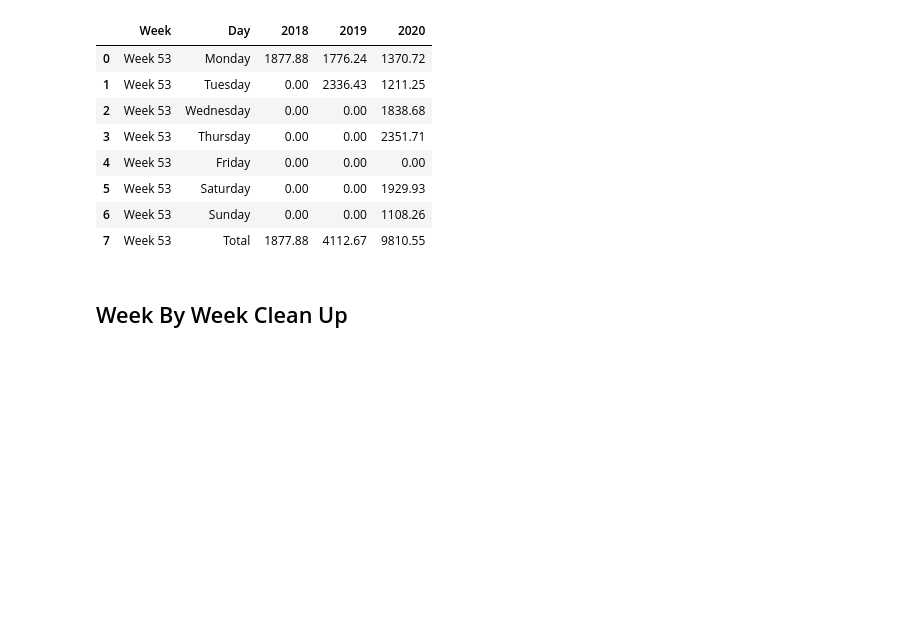
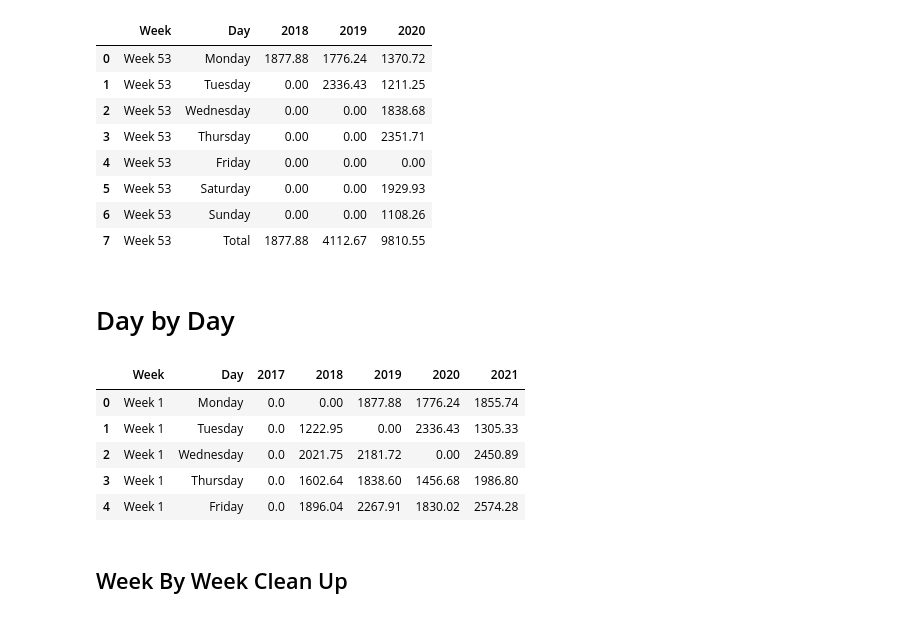
Before and after one commit to j89livingston/FnH_Analysis, a Jupyter notebook: FnHcleanup.ipynb, the cells around one changed output. Cells and saved outputs as stored; diff of their text form; code cells hidden in the pictures; blank space fills up the shorter version.

```diff
--- a/FnHcleanup.ipynb
+++ b/FnHcleanup.ipynb
@@ -401,3 +401,16 @@ Q2.to_csv(r'./Analysis/Quarterly/Q2.csv', encoding='utf-8', index=False)
 Q3.to_csv(r'./Analysis/Quarterly/Q3.csv', encoding='utf-8', index=False)
 Q4.to_csv(r'./Analysis/Quarterly/Q4.csv', encoding='utf-8', index=False)
 Q4a.to_csv(r'./Analysis/Quarterly/Q4a.csv', encoding='utf-8', index=False)
+# %% [markdown]
+# Day by Day
+# %%
+simpleday = pd.concat([Q1, Q2, Q3, Q4, Q4a])
+simpleday.fillna(0, inplace = True)
+simpleday.head()
+# %% [output]
+|  | Week | Day | 2017 | 2018 | 2019 | 2020 | 2021 |
+| 0 | Week 1 | Monday | 0.0 | 0.00 | 1877.88 | 1776.24 | 1855.74 |
+| 1 | Week 1 | Tuesday | 0.0 | 1222.95 | 0.00 | 2336.43 | 1305.33 |
+| 2 | Week 1 | Wednesday | 0.0 | 2021.75 | 2181.72 | 0.00 | 2450.89 |
+| 3 | Week 1 | Thursday | 0.0 | 1602.64 | 1838.60 | 1456.68 | 1986.80 |
+| 4 | Week 1 | Friday | 0.0 | 1896.04 | 2267.91 | 1830.02 | 2574.28 |
```
Also changed, not shown: parts of 1 cell of this notebook, 5 other files.
